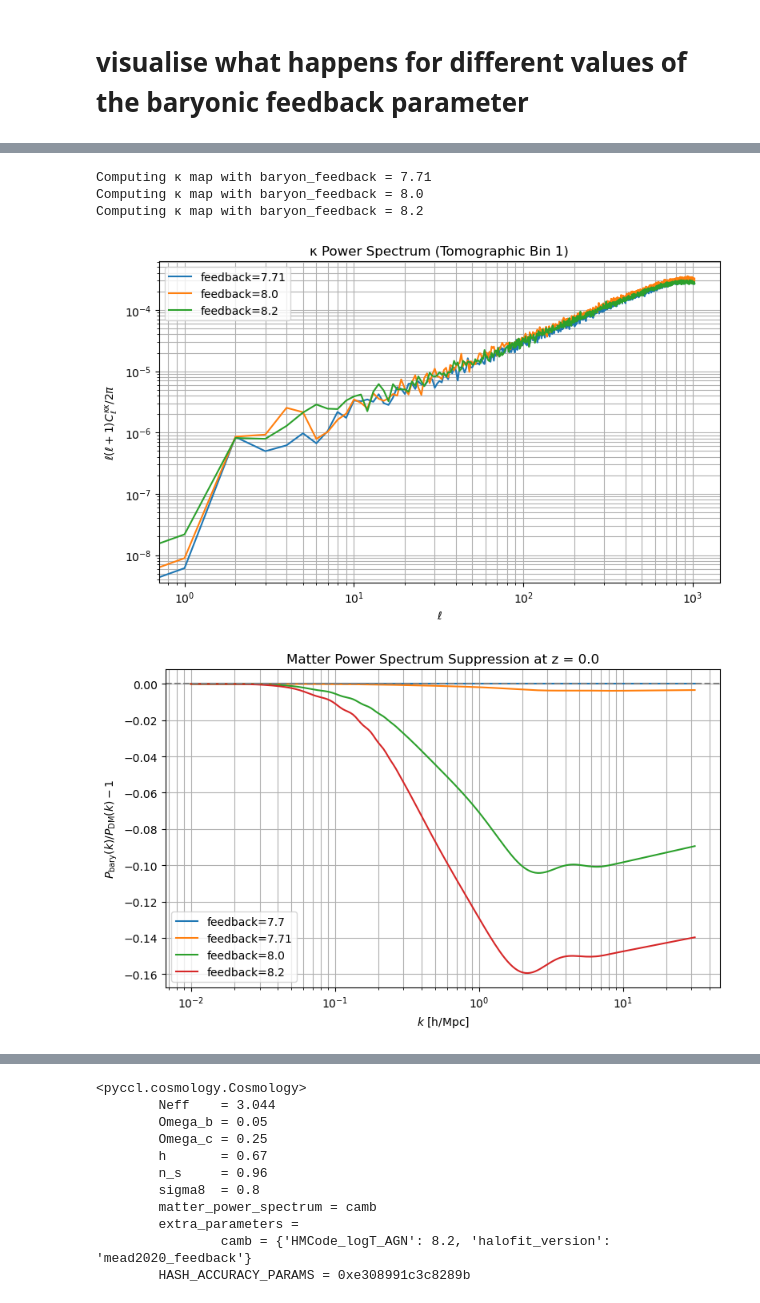
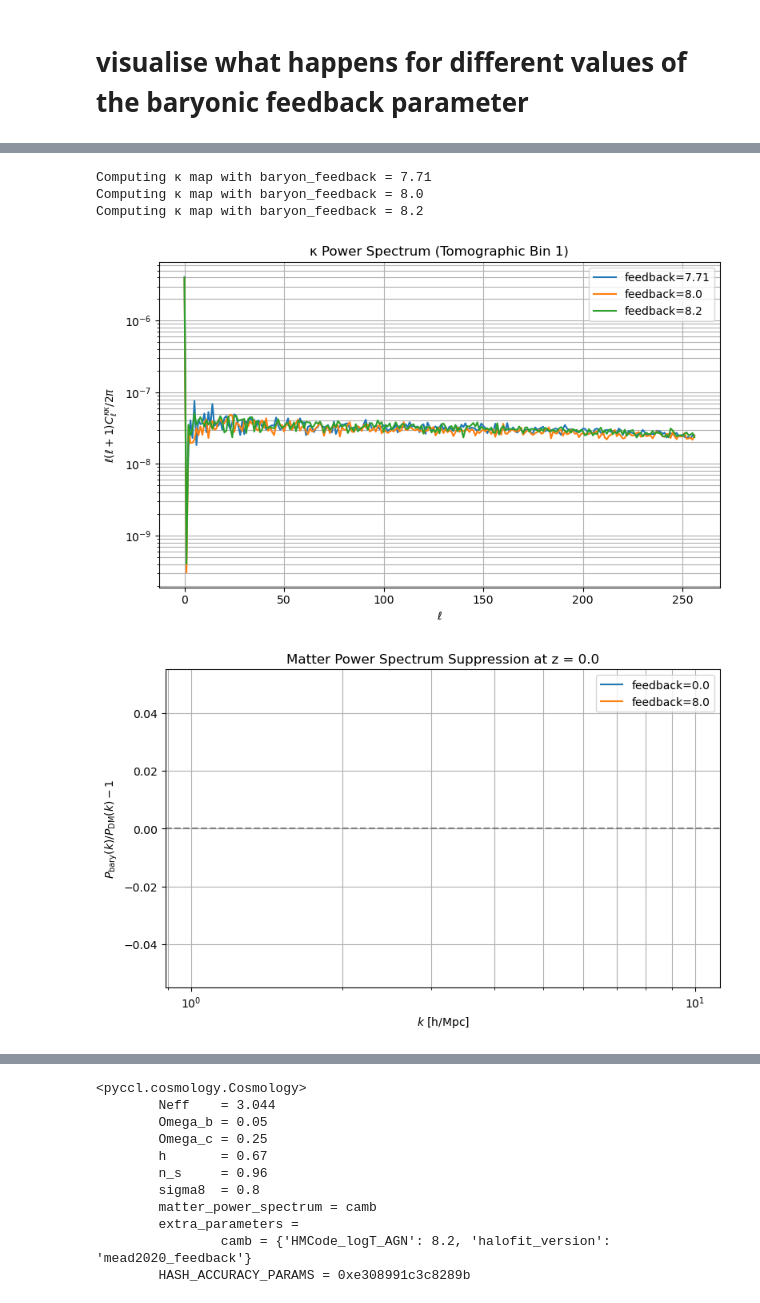
Before and after one commit to pltaylor16/BNTSmooth, a Jupyter notebook: build.ipynb, the cells around one changed output, grey strips where cells are left out. Drawn from its saved outputs; the diff is of its cells as text; code cells hidden in the pictures.

```diff
--- a/build.ipynb
+++ b/build.ipynb
@@ -190,7 +190,7 @@ Computing κ map with lognormal_shift = 1.3
 import matplotlib.pyplot as plt
 
 # --- Define baryonic feedback values to compare ---
-feedback_values = [7.6, 8.0, 8.1]
+feedback_values = [6.0,8.0]
 hist_data = []
 
 for feedback in feedback_values:
@@ -198,6 +198,7 @@ for feedback in feedback_values:
 
     # Set feedback parameter and regenerate matter maps
     sim.baryon_feedback = feedback
+    sim.set_cosmo()
     matter_maps = sim.generate_matter_fields_from_scratch()
 
     # Compute kappa maps
@@ -232,0 +231,26 @@ Mean κ for feedback=8.1: 7.1791e-03
+# %%
+second_moments = [np.var(kappa) for kappa in hist_data]
+# %%
+for feedback, var in zip(feedback_values, second_moments):
+    print(f"Feedback {feedback}:  ⟨κ²⟩ = {var:.4e}")
+# %%
+import healpy as hp
+
+# --- Compute C_ell^{κκ} for both maps ---
+cl_list = [hp.anafast(kappa, lmax=sim.l_max) for kappa in hist_data]
+ell = np.arange(len(cl_list[0]))
+
+# --- Plot ---
+plt.figure(figsize=(8, 5))
+for i, cl in enumerate(cl_list):
+    plt.plot(ell, ell * (ell + 1) * cl / (2 * np.pi), label=f'feedback={feedback_values[i]}')
+
+plt.xlabel(r'$\ell$')
+plt.ylabel(r'$\ell(\ell+1)C_\ell^{\kappa\kappa}/2\pi$')
+plt.title('κ Power Spectrum (Tomographic Bin 1)')
+plt.xscale('log')
+plt.yscale('log')
+plt.legend()
+plt.grid(True, which='both')
+plt.tight_layout()
+plt.show()
@@ -243,43 +281,43 @@ lmax_plot = sim.l_max
 
 for feedback in feedback_values:
     print(f"Computing κ map with baryon_feedback = {feedback}")
 
     # Set feedback and regenerate maps
     sim.baryon_feedback = feedback
     matter_maps = sim.generate_matter_fields_from_scratch()
     kappa_maps = sim.compute_kappa_maps(matter_maps)
 
     # Compute power spectrum of the first κ map
     cl = hp.anafast(kappa_maps[0], lmax=lmax_plot)
     ell = np.arange(len(cl))
     cl_list.append((ell, cl))
 
 # --- Plot the κ power spectra ---
 plt.figure(figsize=(8, 5))
 for i, (ell, cl) in enumerate(cl_list):
-    plt.plot(ell, ell * (ell + 1) * cl / (2 * np.pi), label=f'feedback={feedback_values[i]}')
+    plt.plot(ell,(ell + 1) * cl / (2 * np.pi), label=f'feedback={feedback_values[i]}')
 
 plt.xlabel(r'$\ell$')
 plt.ylabel(r'$\ell(\ell+1) C_\ell^{\kappa\kappa} / 2\pi$')
 plt.title(r'κ Power Spectrum (Tomographic Bin 1)')
-plt.xscale('log')
+#plt.xscale('log')
 plt.yscale('log')
 plt.legend()
 plt.grid(True, which='both')
 plt.tight_layout()
 plt.show()
 # %% [output]
 Computing κ map with baryon_feedback = 7.71
 Computing κ map with baryon_feedback = 8.0
 Computing κ map with baryon_feedback = 8.2
-[figure, old version]
+[figure, new version]
 # %%
 import numpy as np
 import matplotlib.pyplot as plt
 import pyccl as ccl
 
 # --- Feedback models to compare ---
-feedback_values = [7.7, 7.71, 8.0, 8.2]
+feedback_values = [0.,8.]
 
 # --- Common cosmology setup ---
 cosmo_params = {
@@ -332,7 +370,7 @@ plt.legend()
 plt.tight_layout()
 plt.show()
 # %% [output]
-[figure, old version]
+[figure, new version]
 # %%
 import numpy as np
 import matplotlib.pyplot as plt
```
Also changed, not shown: parts of 9 cells of this notebook, 1 other file.
